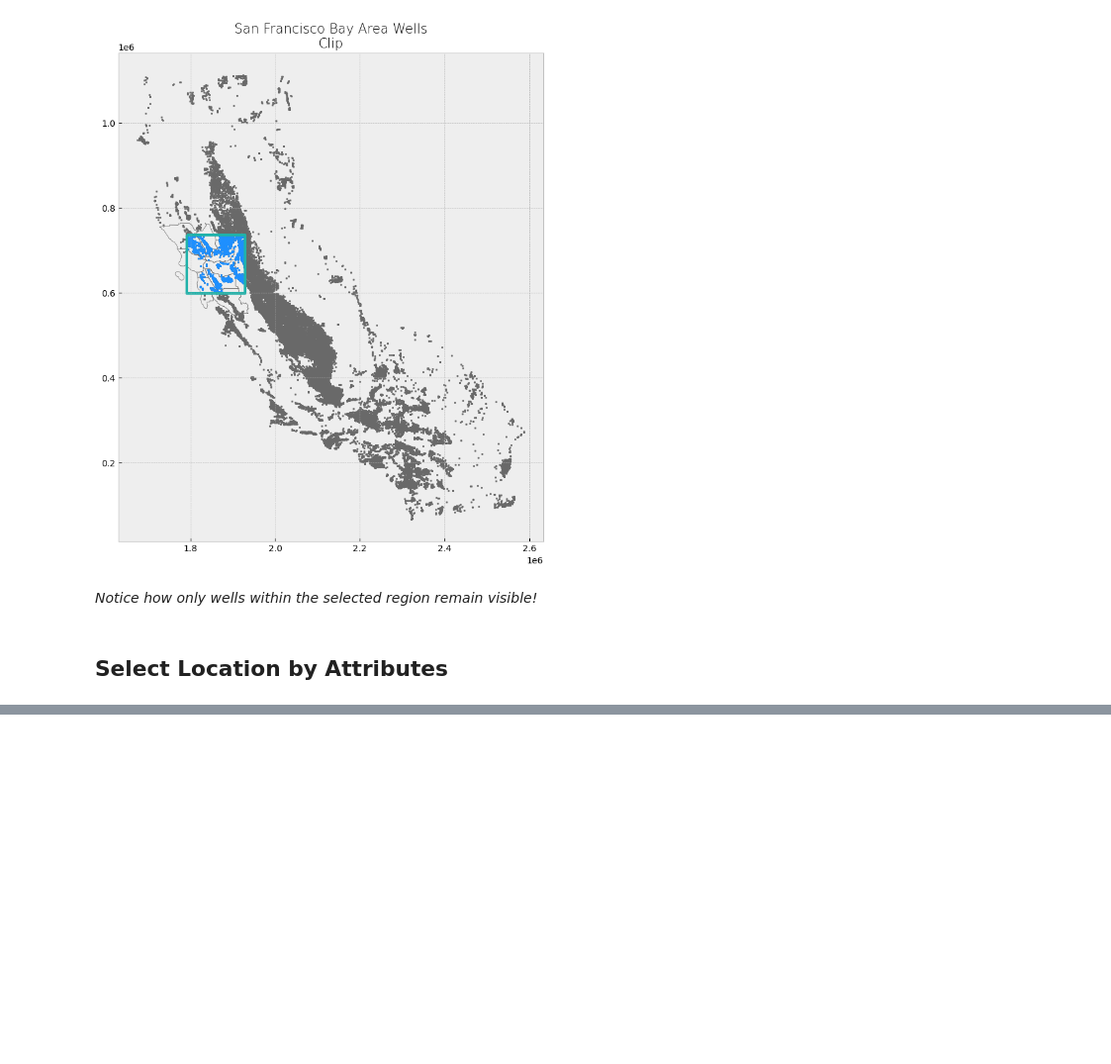
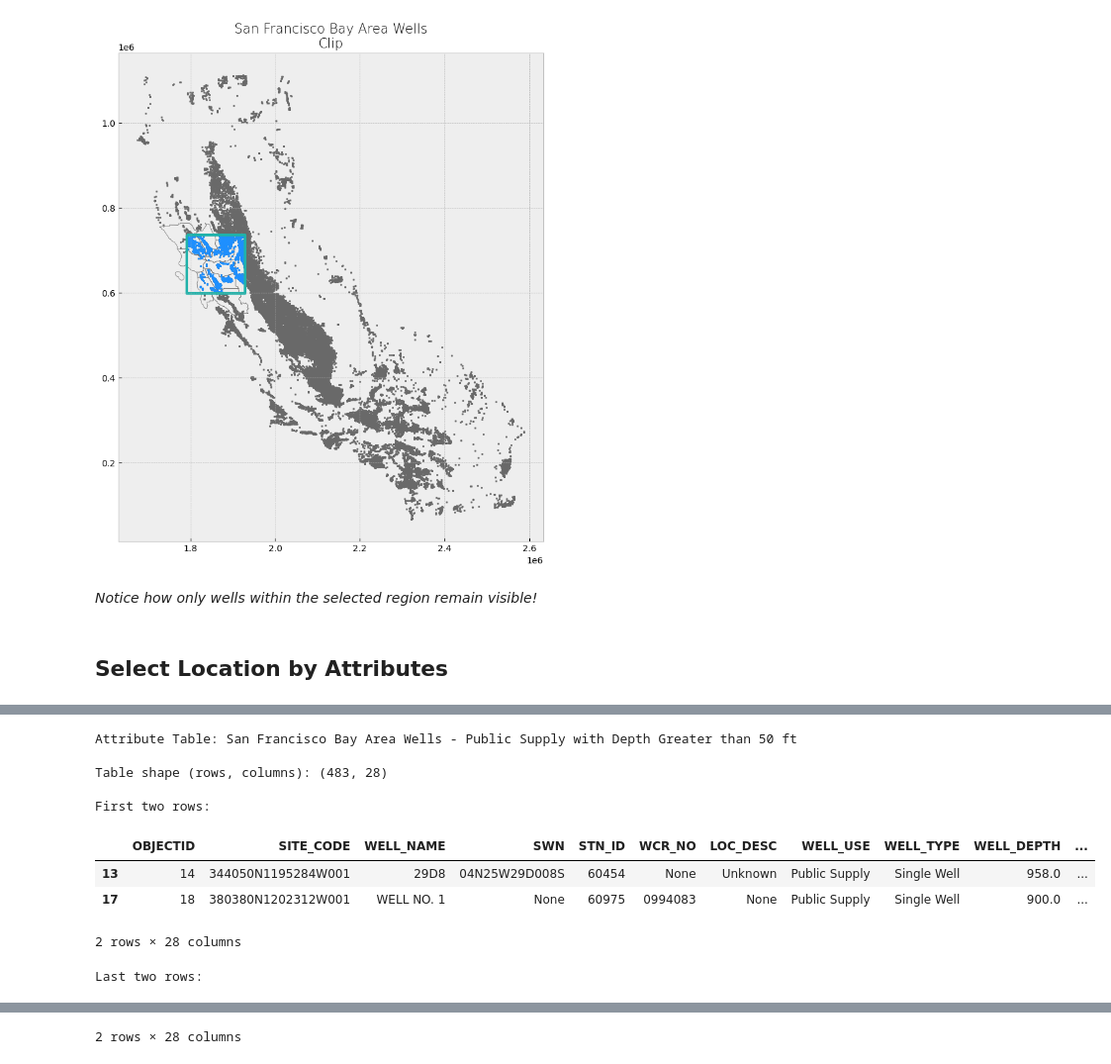
Before and after one commit to Bestine/DSAI-course, a Jupyter notebook: module-2/01-Geospatial_Feature_Extraction.ipynb, the cells around one changed output, grey strips where cells are left out. Shown: that part at 99% size. Saved outputs shown, nothing was run; the diff lists cells and outputs as text; code cells hidden in the pictures; blank space fills up the shorter version.

```diff
--- a/module-2/01-Geospatial_Feature_Extraction.ipynb
+++ b/module-2/01-Geospatial_Feature_Extraction.ipynb
@@ -304,6 +350,20 @@ display_table(table_name = "San Francisco Bay Area Wells - Public Supply", attri
 # %%
 # Select wells that are public supply and have a depth greater than 50 ft
-wells_public_deep = wells[(wells["WELL_USE"] == "Public Supply") & (wells["WELL_DEPTH"] > 50)]
+wells_public_deep = wells[
+(wells["WELL_USE"] == "Public Supply") & (wells["WELL_DEPTH"] > 50)]
 
 # Display first two and last two rows of attribute table
-display_table(table_name = "San Francisco Bay Area Wells - Public Supply with Depth Greater than 50 ft", attribute_table = wells_public_deep)
+display_table(
+    table_name = "San Francisco Bay Area Wells - Public Supply with Depth Greater than 50 ft",
+    attribute_table = wells_public_deep)
+# %% [output]
+Attribute Table: San Francisco Bay Area Wells - Public Supply with Depth Greater than 50 ft
+
+Table shape (rows, columns): (483, 28)
+
+First two rows:
+|  | OBJECTID | SITE_CODE | WELL_NAME | SWN | STN_ID | WCR_NO | LOC_DESC | WELL_USE | WELL_TYPE | WELL_DEPTH | ... |
+| 13 | 14 | 344050N1195284W001 | 29D8 | 04N25W29D008S | 60454 | None | Unknown | Public Supply | Single Well | 958.0 | ... |
+| 17 | 18 | 380380N1202312W001 | WELL NO. 1 | None | 60975 | 0994083 | None | Public Supply | Single Well | 900.0 | ... |
+2 rows × 28 columns
+Last two rows:
@@ -309,0 +373 @@ display_table(table_name = "San Francisco Bay Area Wells - Public Supply with De
+2 rows × 28 columns
```
Also changed, not shown: parts of 14 cells of this notebook, 12 other files.
